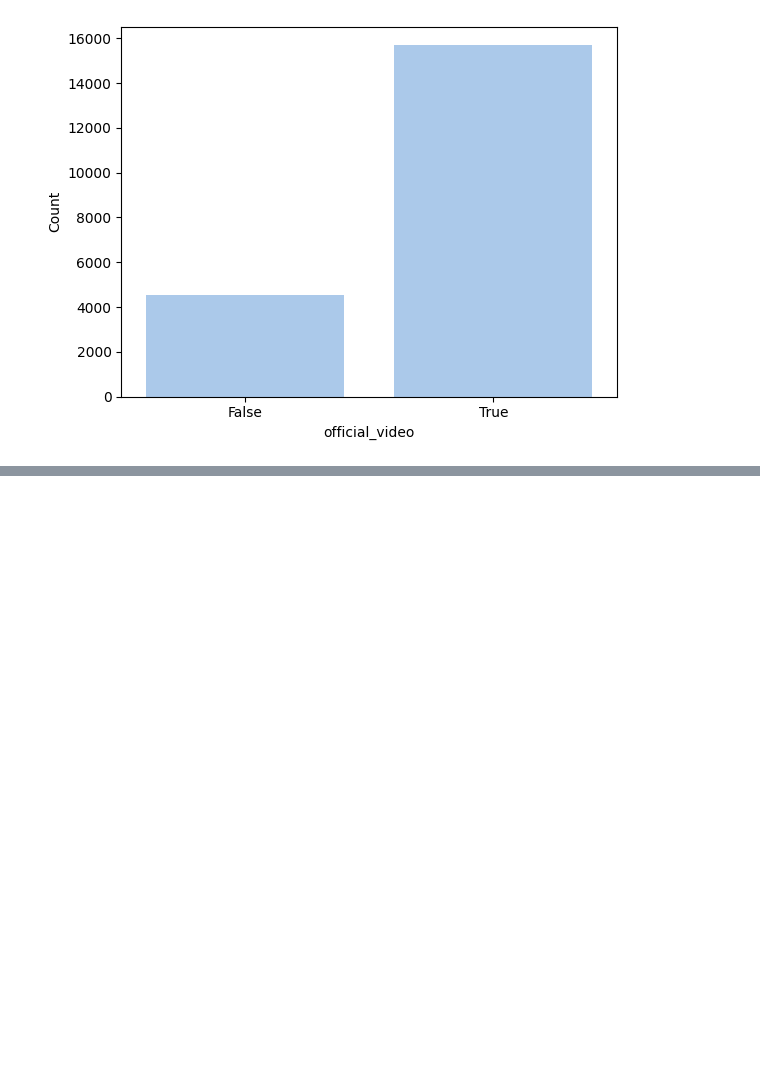
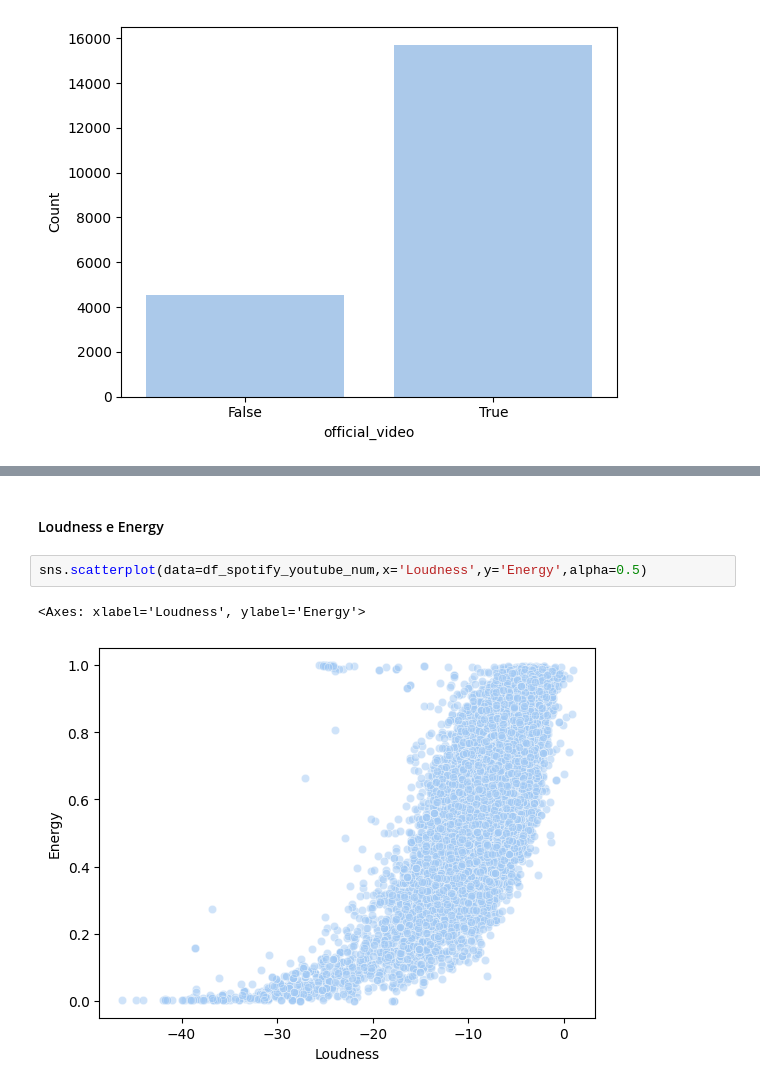
Before and after one commit to sylrod569/Projeto-ICD---An-lise-de-Dados-do-Spotify-Youtube, a Jupyter notebook: tratamento_de_dados.ipynb, the cells around one changed output, grey strips where cells are left out. Saved outputs shown, nothing was run; the diff lists cells and outputs as text; blank space fills up the shorter version.

```diff
--- a/tratamento_de_dados.ipynb
+++ b/tratamento_de_dados.ipynb
@@ -295,0 +307,7 @@ plt.show()
+# %% [markdown]
+#### Loudness e Energy
+# %%
+sns.scatterplot(data=df_spotify_youtube_num,x='Loudness',y='Energy',alpha=0.5)
+# %% [output]
+<Axes: xlabel='Loudness', ylabel='Energy'>
+[figure, added]
```
Also changed, not shown: parts of 10 cells of this notebook, 1 other file.
